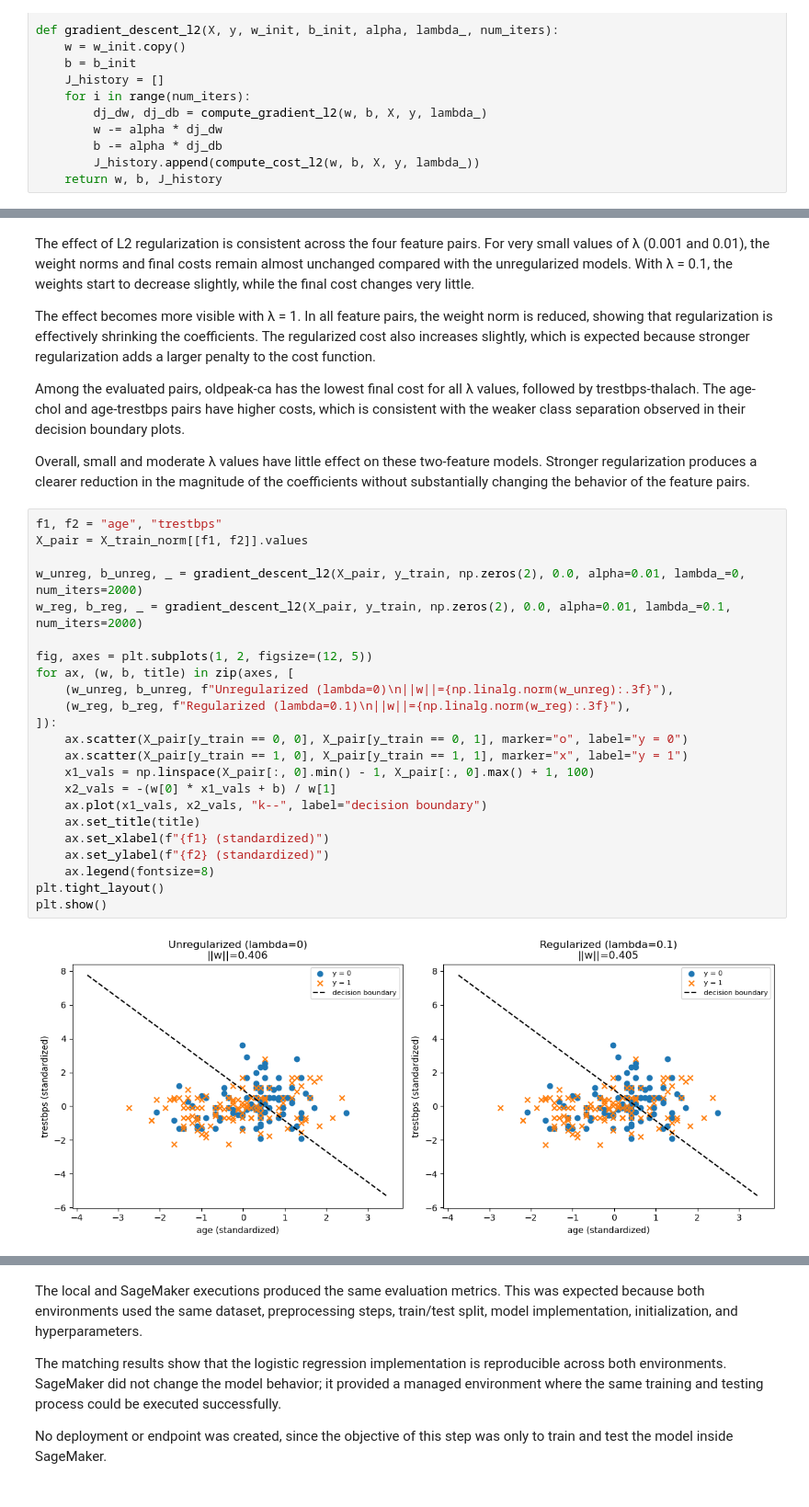
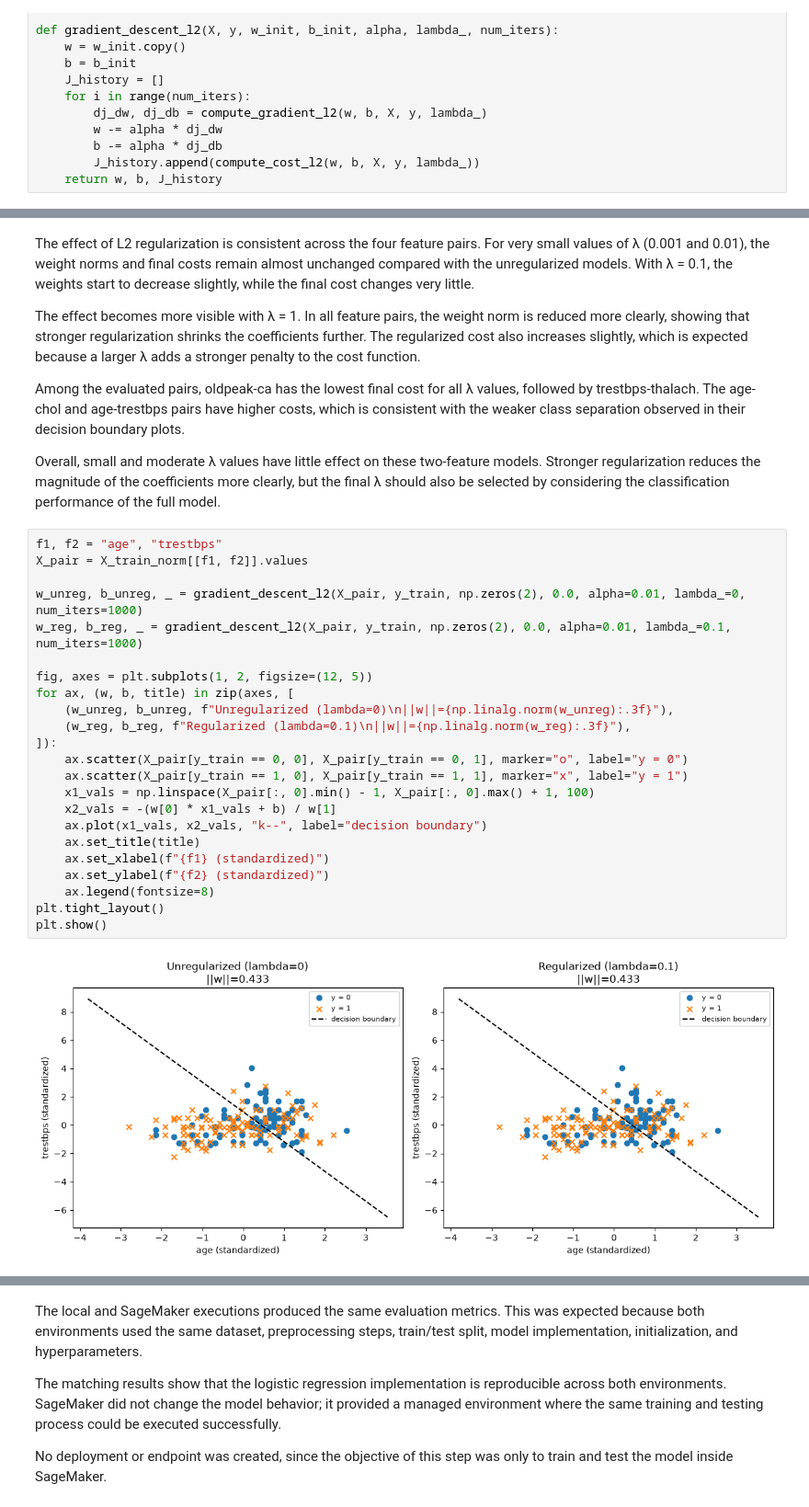
Before and after one commit to Valentina-33/Heart-Disease-Risk-Prediction, a Jupyter notebook: heart_disease_lr_analysis.ipynb, the cells around one changed output, grey strips where cells are left out. Shown at 92% size. Drawn from its saved outputs; the diff is of its cells as text.

```diff
--- a/heart_disease_lr_analysis.ipynb
+++ b/heart_disease_lr_analysis.ipynb
@@ -710,34 +721,34 @@ print(pd.DataFrame(pair_results).round(6))
 # %% [markdown]
 The effect of L2 regularization is consistent across the four feature pairs. For very small values of λ (0.001 and 0.01), the weight norms and final costs remain almost unchanged compared with the unregularized models. With λ = 0.1, the weights start to decrease slightly, while the final cost changes very little.
 
-The effect becomes more visible with λ = 1. In all feature pairs, the weight norm is reduced, showing that regularization is effectively shrinking the coefficients. The regularized cost also increases slightly, which is expected because stronger regularization adds a larger penalty to the cost function.
+The effect becomes more visible with λ = 1. In all feature pairs, the weight norm is reduced more clearly, showing that stronger regularization shrinks the coefficients further. The regularized cost also increases slightly, which is expected because a larger λ adds a stronger penalty to the cost function.
 
 Among the evaluated pairs, oldpeak-ca has the lowest final cost for all λ values, followed by trestbps-thalach. The age-chol and age-trestbps pairs have higher costs, which is consistent with the weaker class separation observed in their decision boundary plots.
 
-Overall, small and moderate λ values have little effect on these two-feature models. Stronger regularization produces a clearer reduction in the magnitude of the coefficients without substantially changing the behavior of the feature pairs.
+Overall, small and moderate λ values have little effect on these two-feature models. Stronger regularization reduces the magnitude of the coefficients more clearly, but the final λ should also be selected by considering the classification performance of the full model.
 # %%
 f1, f2 = "age", "trestbps"
 X_pair = X_train_norm[[f1, f2]].values
 
-w_unreg, b_unreg, _ = gradient_descent_l2(X_pair, y_train, np.zeros(2), 0.0, alpha=0.01, lambda_=0, num_iters=2000)
-w_reg, b_reg, _ = gradient_descent_l2(X_pair, y_train, np.zeros(2), 0.0, alpha=0.01, lambda_=0.1, num_iters=2000)
+w_unreg, b_unreg, _ = gradient_descent_l2(X_pair, y_train, np.zeros(2), 0.0, alpha=0.01, lambda_=0, num_iters=1000)
+w_reg, b_reg, _ = gradient_descent_l2(X_pair, y_train, np.zeros(2), 0.0, alpha=0.01, lambda_=0.1, num_iters=1000)
 
 fig, axes = plt.subplots(1, 2, figsize=(12, 5))
 for ax, (w, b, title) in zip(axes, [
     (w_unreg, b_unreg, f"Unregularized (lambda=0)\n||w||={np.linalg.norm(w_unreg):.3f}"),
     (w_reg, b_reg, f"Regularized (lambda=0.1)\n||w||={np.linalg.norm(w_reg):.3f}"),
 ]):
     ax.scatter(X_pair[y_train == 0, 0], X_pair[y_train == 0, 1], marker="o", label="y = 0")
     ax.scatter(X_pair[y_train == 1, 0], X_pair[y_train == 1, 1], marker="x", label="y = 1")
     x1_vals = np.linspace(X_pair[:, 0].min() - 1, X_pair[:, 0].max() + 1, 100)
     x2_vals = -(w[0] * x1_vals + b) / w[1]
     ax.plot(x1_vals, x2_vals, "k--", label="decision boundary")
     ax.set_title(title)
     ax.set_xlabel(f"{f1} (standardized)")
     ax.set_ylabel(f"{f2} (standardized)")
     ax.legend(fontsize=8)
 plt.tight_layout()
 plt.show()
 # %% [output]
-[figure, old version]
+[figure, new version]
 # %% [markdown]
```
Also changed, not shown: parts of 27 cells of this notebook, 4 other files.
